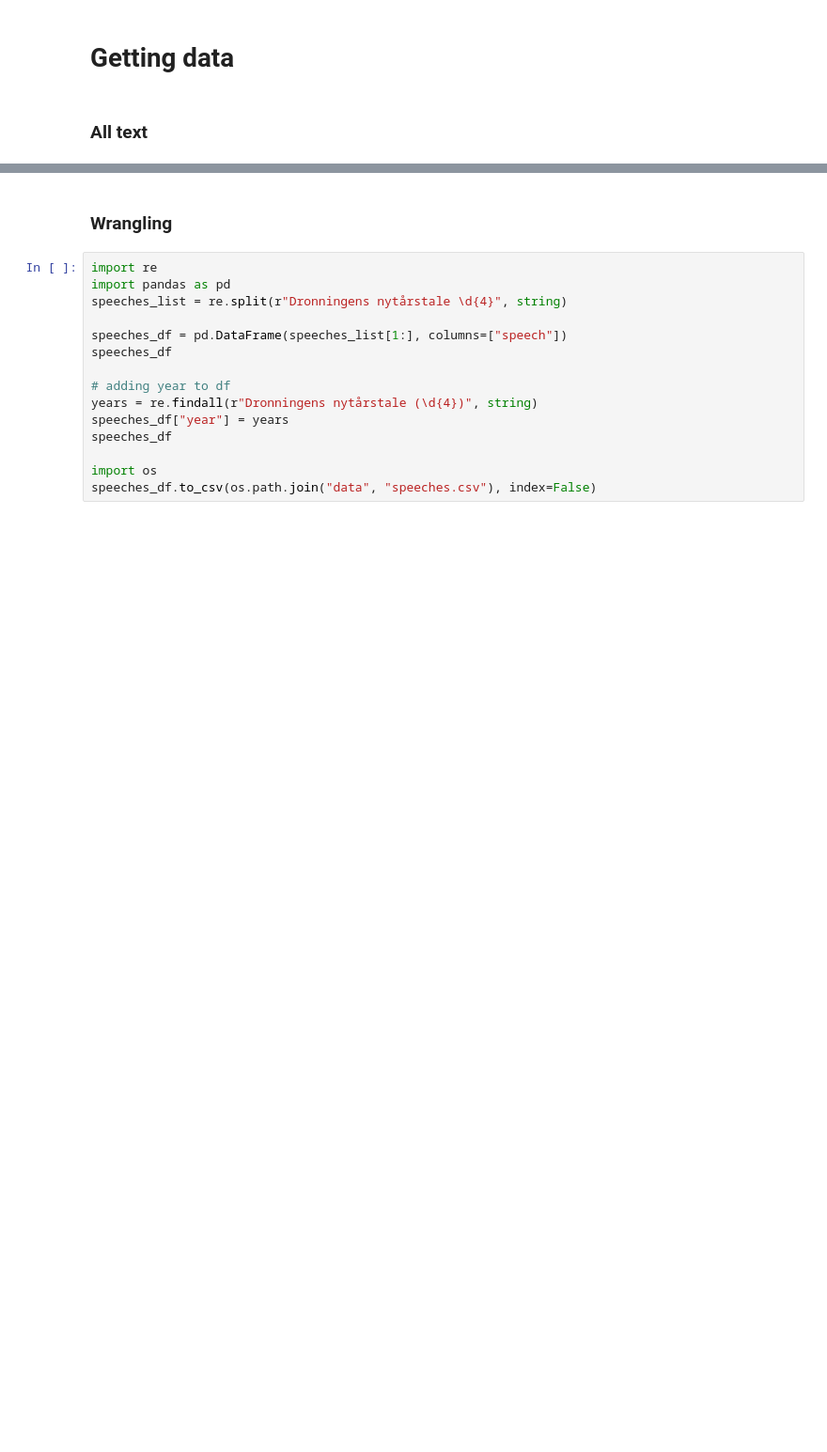
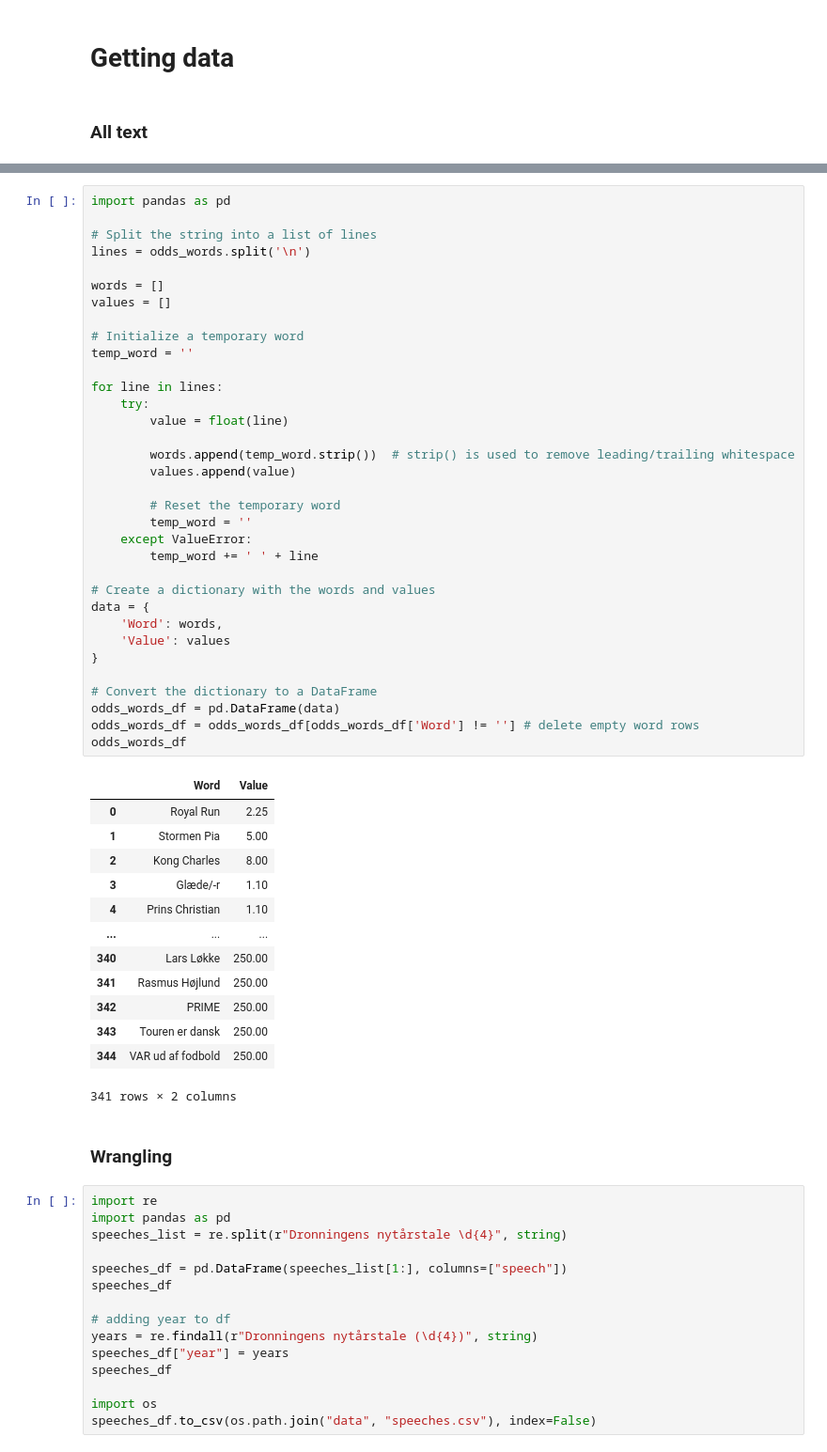
Before and after one commit to jorgenhw/predictable_daisy, a Jupyter notebook: sandbox.ipynb, the cells around one changed output, grey strips where cells are left out. Shown at 94% size. Cells and saved outputs as stored; diff of their text form; blank space fills up the shorter version.

Commit message:
adding odds_words df

```diff
--- a/sandbox.ipynb
+++ b/sandbox.ipynb
@@ -777,3 +1809,51 @@ For min familie og for mig selv blev dette år skelsættende ved min fader kong
+# %%
+import pandas as pd
+
+# Split the string into a list of lines
+lines = odds_words.split('\n')
+
+words = []
+values = []
+
+# Initialize a temporary word
+temp_word = ''
+
+for line in lines:
+    try:
+        value = float(line)
+
+        words.append(temp_word.strip())  # strip() is used to remove leading/trailing whitespace
+        values.append(value)
+
+        # Reset the temporary word
+        temp_word = ''
+    except ValueError:
+        temp_word += ' ' + line
+
+# Create a dictionary with the words and values
+data = {
+    'Word': words,
+    'Value': values
+}
+
+# Convert the dictionary to a DataFrame
+odds_words_df = pd.DataFrame(data)
+odds_words_df = odds_words_df[odds_words_df['Word'] != ''] # delete empty word rows
+odds_words_df
+# %% [output]
+|  | Word | Value |
+| 0 | Royal Run | 2.25 |
+| 1 | Stormen Pia | 5.00 |
+| 2 | Kong Charles | 8.00 |
+| 3 | Glæde/-r | 1.10 |
+| 4 | Prins Christian | 1.10 |
+| ... | ... | ... |
+| 340 | Lars Løkke | 250.00 |
+| 341 | Rasmus Højlund | 250.00 |
+| 342 | PRIME | 250.00 |
+| 343 | Touren er dansk | 250.00 |
+| 344 | VAR ud af fodbold | 250.00 |
+341 rows × 2 columns
 # %% [markdown]
 ### Wrangling
 # %%
```
Also changed, not shown: parts of 2 cells of this notebook, 1 other file.
